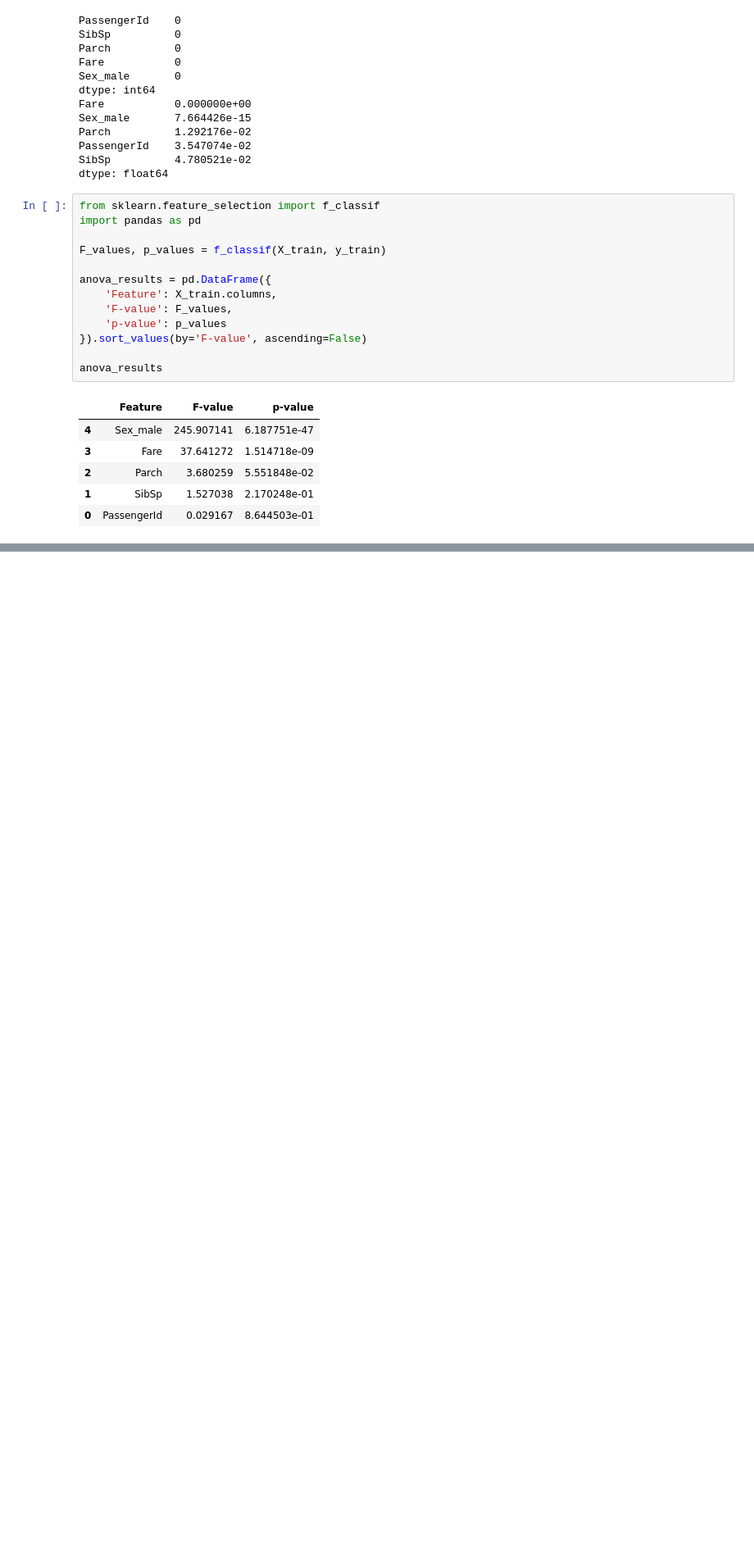
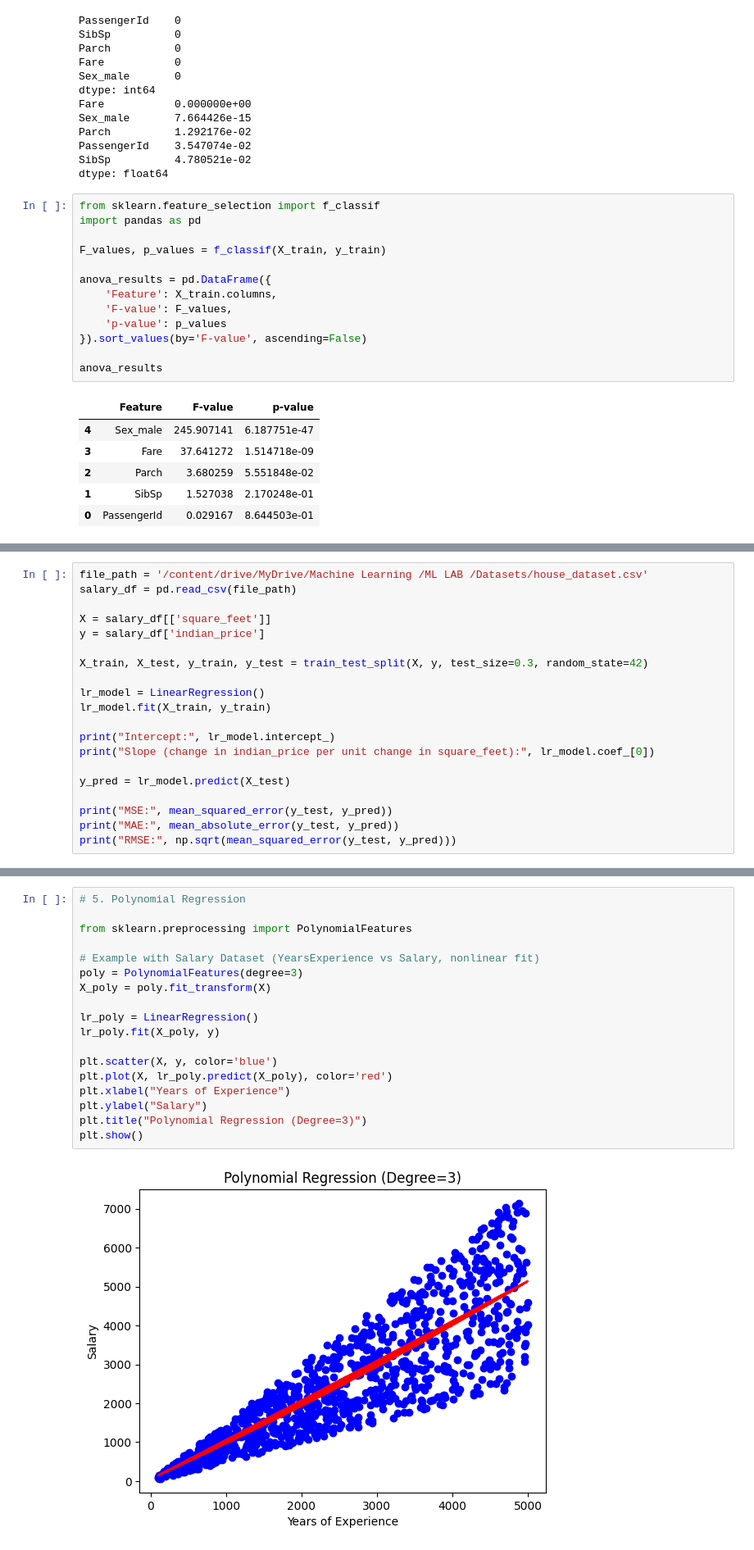
Before and after one commit to KeerthanaSistla/ML, a Jupyter notebook: Sem5ML.ipynb, the cells around one changed output, grey strips where cells are left out. Shown at 82% size. Saved outputs shown, nothing was run; the diff lists cells and outputs as text; blank space fills up the shorter version.

```diff
--- a/Sem5ML.ipynb
+++ b/Sem5ML.ipynb
@@ -1204,0 +1295,20 @@ anova_results
+# %%
+file_path = '/content/drive/MyDrive/Machine Learning /ML LAB /Datasets/house_dataset.csv'
+salary_df = pd.read_csv(file_path)
+
+X = salary_df[['square_feet']]
+y = salary_df['indian_price']
+
+X_train, X_test, y_train, y_test = train_test_split(X, y, test_size=0.3, random_state=42)
+
+lr_model = LinearRegression()
+lr_model.fit(X_train, y_train)
+
+print("Intercept:", lr_model.intercept_)
+print("Slope (change in indian_price per unit change in square_feet):", lr_model.coef_[0])
+
+y_pred = lr_model.predict(X_test)
+
+print("MSE:", mean_squared_error(y_test, y_pred))
+print("MAE:", mean_absolute_error(y_test, y_pred))
+print("RMSE:", np.sqrt(mean_squared_error(y_test, y_pred)))
@@ -1204,0 +1321,20 @@ anova_results
+# %%
+# 5. Polynomial Regression
+
+from sklearn.preprocessing import PolynomialFeatures
+
+# Example with Salary Dataset (YearsExperience vs Salary, nonlinear fit)
+poly = PolynomialFeatures(degree=3)
+X_poly = poly.fit_transform(X)
+
+lr_poly = LinearRegression()
+lr_poly.fit(X_poly, y)
+
+plt.scatter(X, y, color='blue')
+plt.plot(X, lr_poly.predict(X_poly), color='red')
+plt.xlabel("Years of Experience")
+plt.ylabel("Salary")
+plt.title("Polynomial Regression (Degree=3)")
+plt.show()
+# %% [output]
+[figure, added]
```
Also changed, not shown: parts of 7 cells of this notebook.
